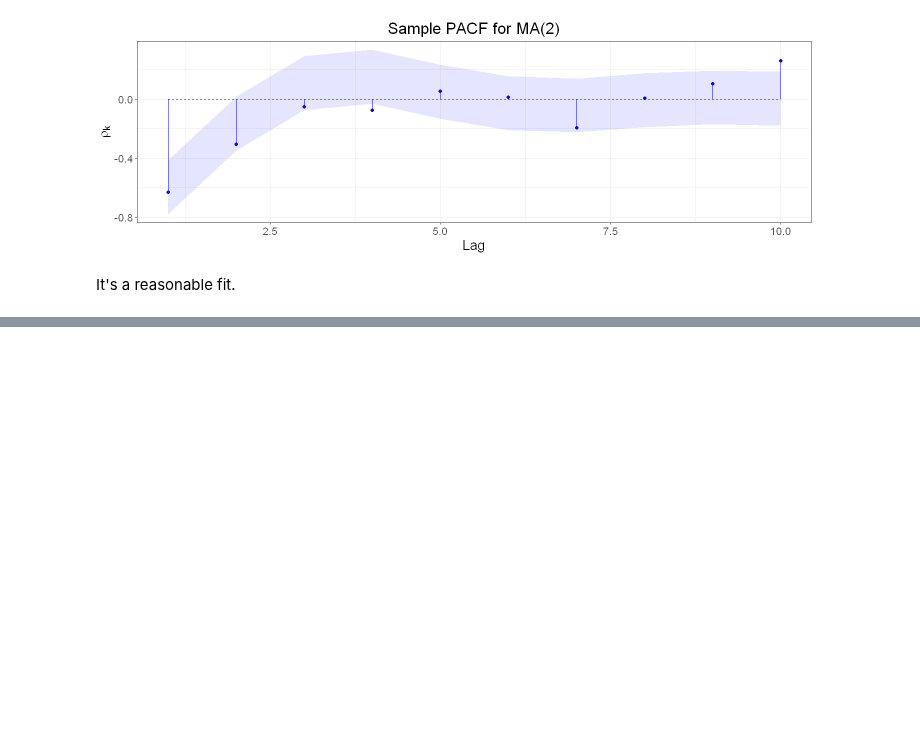
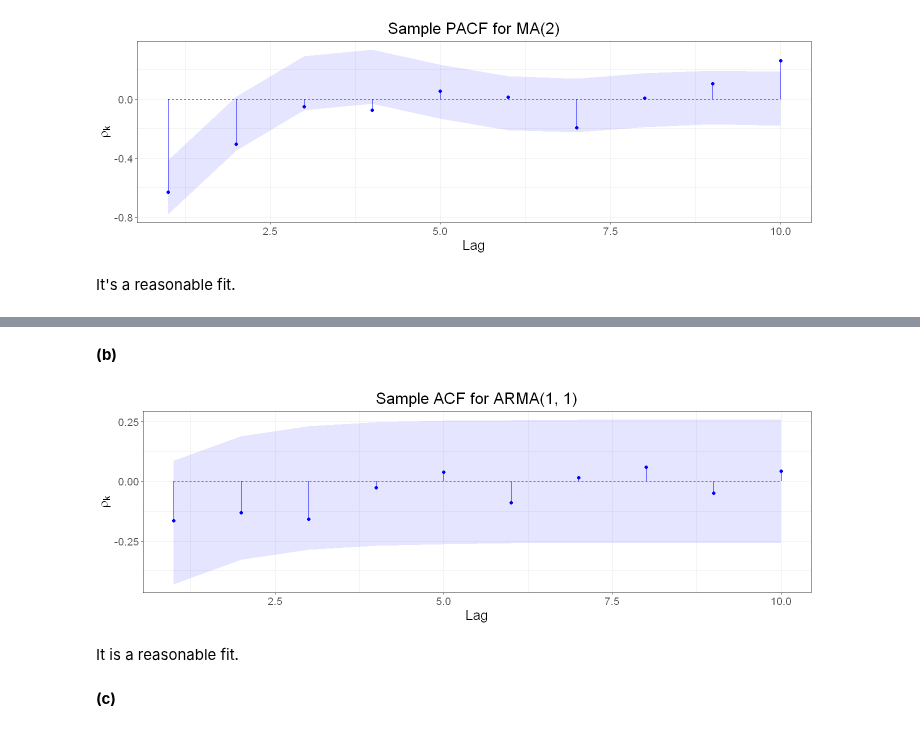
Before and after one commit to telmo-correa/time-series-analysis, a Jupyter notebook: R/Chapter 06 (Ex 21 - 30) - Model Specification.ipynb, the cells around one changed output, grey strips where cells are left out. Drawn from its saved outputs; the diff is of its cells as text; code cells hidden in the pictures; blank space fills up the shorter version.

```diff
--- a/R/Chapter 06 (Ex 21 - 30) - Model Specification.ipynb
+++ b/R/Chapter 06 (Ex 21 - 30) - Model Specification.ipynb
@@ -582,0 +608,13 @@ It's a reasonable fit.
+# %% [markdown]
+**(b)**
+# %%
+r = acf(Y, lag.max=10, plot=F)$acf[-1]
+se = 1 / sqrt(n)
+
+plot_acf_with_bounds(r, t - 2 * se, t + 2*se, title='Sample ACF for ARMA(1, 1)')
+# %% [output]
+[figure, added]
+# %% [markdown]
+It is a reasonable fit.
+# %% [markdown]
+**(c)**
```
Also changed, not shown: parts of 48 cells of this notebook, 1 other file.
